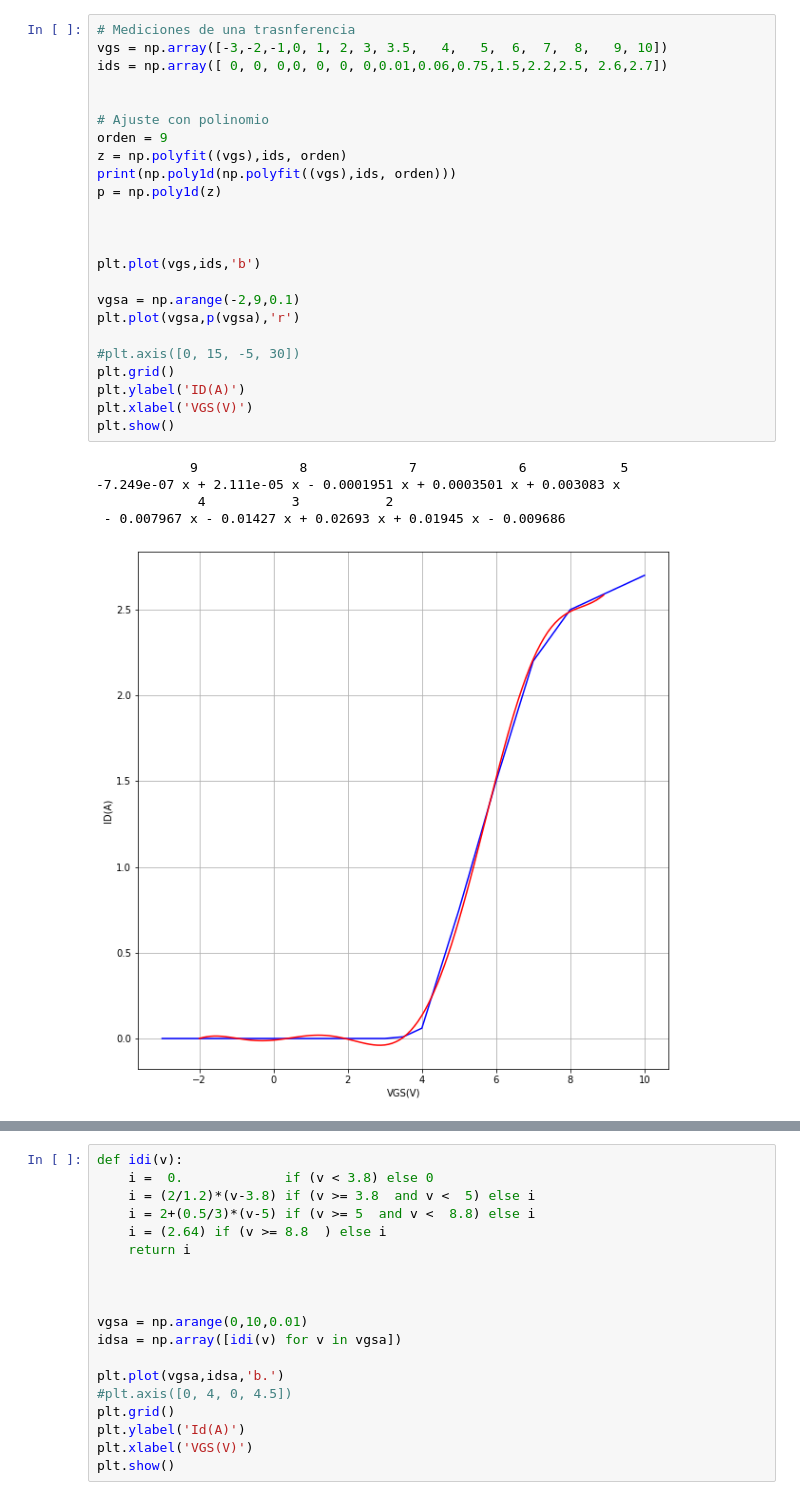
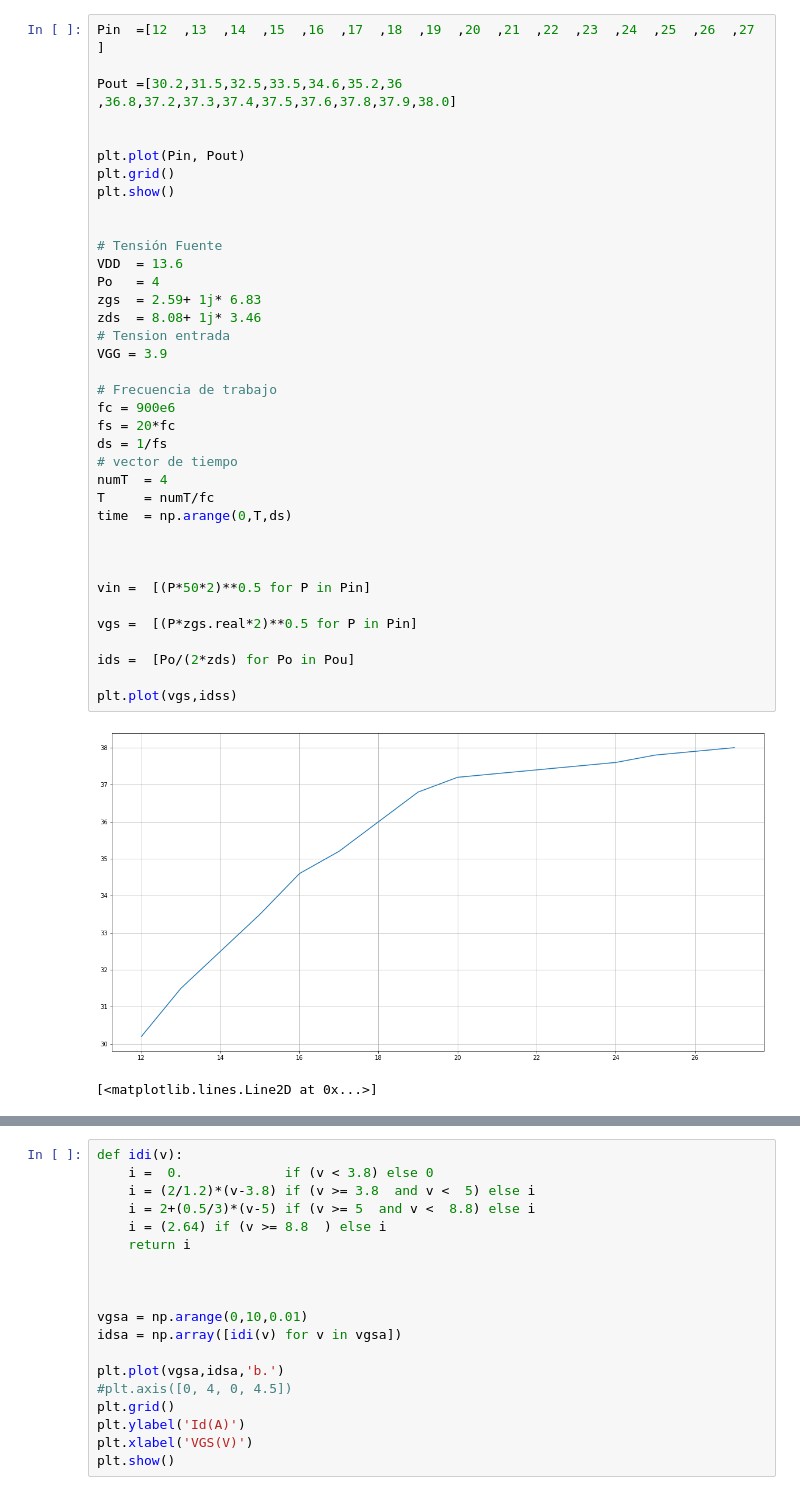
Before and after one commit to aalmela/EAIII_Radar, a Jupyter notebook: Amplificador_Potencia.ipynb, the cells around one changed output, grey strips where cells are left out. Cells and saved outputs as stored; diff of their text form.

```diff
--- a/Amplificador_Potencia.ipynb
+++ b/Amplificador_Potencia.ipynb
@@ -180,33 +180,43 @@ params = {'legend.fontsize': 10,
          'xtick.labelsize':10,
          'ytick.labelsize':10}
 plt.rcParams.update(params)
-# %%
-# Mediciones de una trasnferencia
-vgs = np.array([-3,-2,-1,0, 1, 2, 3, 3.5,   4,   5,  6,  7,  8,   9, 10])
-ids = np.array([ 0, 0, 0,0, 0, 0, 0,0.01,0.06,0.75,1.5,2.2,2.5, 2.6,2.7])
-
-
-# Ajuste con polinomio
-orden = 9
-z = np.polyfit((vgs),ids, orden)
-print(np.poly1d(np.polyfit((vgs),ids, orden)))
-p = np.poly1d(z)
-
-
-
-plt.plot(vgs,ids,'b')
-
-vgsa = np.arange(-2,9,0.1)
-plt.plot(vgsa,p(vgsa),'r')
-
-#plt.axis([0, 15, -5, 30])
-plt.grid()
-plt.ylabel('ID(A)')
-plt.xlabel('VGS(V)')
-plt.show()
-# %% [output]
-            9             8             7             6            5
--7.249e-07 x + 2.111e-05 x - 0.0001951 x + 0.0003501 x + 0.003083 x
-             4           3           2
- - 0.007967 x - 0.01427 x + 0.02693 x + 0.01945 x - 0.009686
-[figure, removed]
+# %%
+Pin  =[12  ,13  ,14  ,15  ,16  ,17  ,18  ,19  ,20  ,21  ,22  ,23  ,24  ,25  ,26  ,27  ]
+
+Pout =[30.2,31.5,32.5,33.5,34.6,35.2,36  ,36.8,37.2,37.3,37.4,37.5,37.6,37.8,37.9,38.0]
+
+
+plt.plot(Pin, Pout)
+plt.grid()
+plt.show()
+
+
+# Tensión Fuente
+VDD  = 13.6
+Po   = 4
+zgs  = 2.59+ 1j* 6.83
+zds  = 8.08+ 1j* 3.46
+# Tension entrada
+VGG = 3.9
+
+# Frecuencia de trabajo
+fc = 900e6
+fs = 20*fc
+ds = 1/fs
+# vector de tiempo
+numT  = 4
+T     = numT/fc
+time  = np.arange(0,T,ds)
+
+
+
+vin =  [(P*50*2)**0.5 for P in Pin]
+
+vgs =  [(P*zgs.real*2)**0.5 for P in Pin]
+
+ids =  [Po/(2*zds) for Po in Pou]
+
+plt.plot(vgs,idss)
+# %% [output]
+[figure, added]
+[<matplotlib.lines.Line2D at 0x...>]
```
Also changed, not shown: parts of 9 cells of this notebook, 1 other file.
